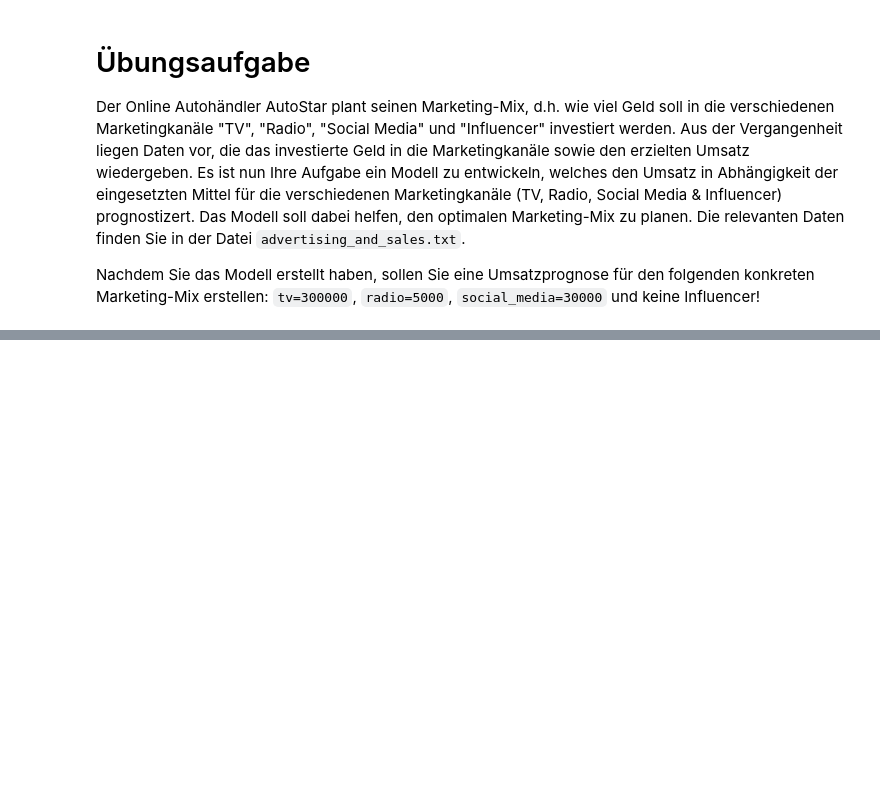
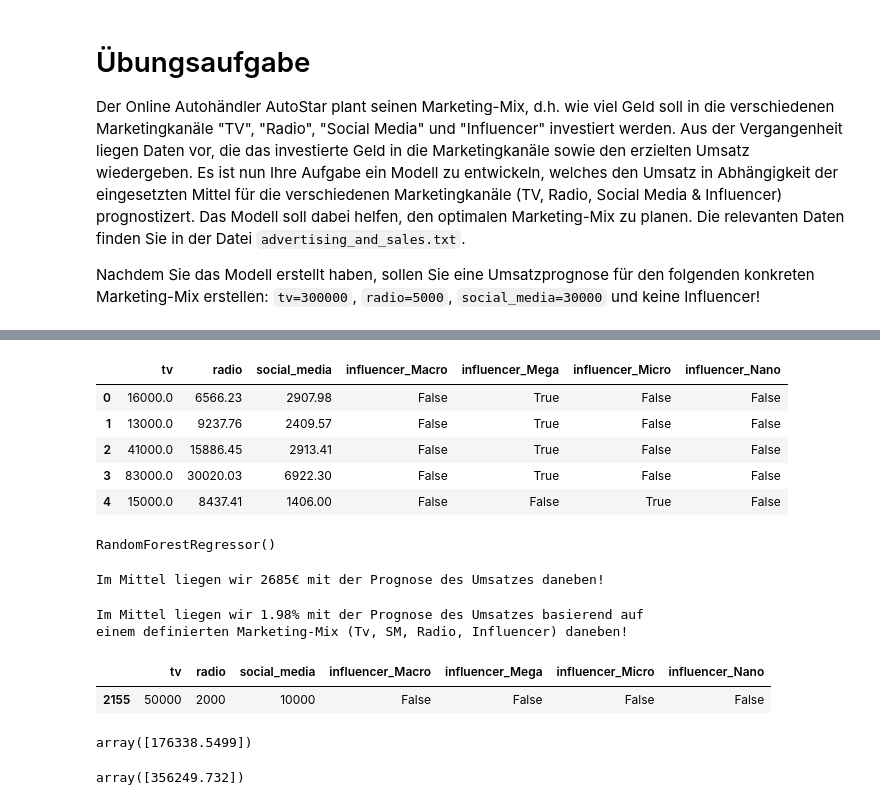
Before and after one commit to AlexKressner/Business_Intelligence, a Jupyter notebook: ML_Regression.ipynb, the cells around one changed output, grey strips where cells are left out. Cells and saved outputs as stored; diff of their text form; code cells hidden in the pictures; blank space fills up the shorter version.

```diff
--- a/ML_Regression.ipynb
+++ b/ML_Regression.ipynb
@@ -328,0 +337,6 @@ Nachdem Sie das Modell erstellt haben, sollen Sie eine Umsatzprognose für den f
+# %%
+# 2. Daten aufteilen in Target & Features
+features = ["tv", "radio", "social_media", "influencer"] # basierend auf den Features sollen die Sales vorhergesagt werden
+target = "sales"
+X = data[features]
+y = data[target]
@@ -329,2 +362,11 @@ Nachdem Sie das Modell erstellt haben, sollen Sie eine Umsatzprognose für den f
 # %%
 # Zwischenschritt: pd.get_dummies() wegen Influencer Labels
+X = pd.get_dummies(X)
+X.head()
+# %% [output]
+|  | tv | radio | social_media | influencer_Macro | influencer_Mega | influencer_Micro | influencer_Nano |
+| 0 | 16000.0 | 6566.23 | 2907.98 | False | True | False | False |
+| 1 | 13000.0 | 9237.76 | 2409.57 | False | True | False | False |
+| 2 | 41000.0 | 15886.45 | 2913.41 | False | True | False | False |
+| 3 | 83000.0 | 30020.03 | 6922.30 | False | True | False | False |
+| 4 | 15000.0 | 8437.41 | 1406.00 | False | False | True | False |
@@ -335,4 +381,7 @@ Nachdem Sie das Modell erstellt haben, sollen Sie eine Umsatzprognose für den f
 # %%
 # 5. Modell trainieren
+model.fit(X_train, y_train)
+# %% [output]
+RandomForestRegressor()
 # %%
 # 6. Modell anwenden
@@ -341,3 +389,35 @@ Nachdem Sie das Modell erstellt haben, sollen Sie eine Umsatzprognose für den f
+# %%
+# 7. Modell evaluieren
+mae = sklearn.metrics.mean_absolute_error(y_test, y_pred)
+print(f"Im Mittel liegen wir {round(mae)}€ mit der Prognose des Umsatzes daneben!")
+# %% [output]
+Im Mittel liegen wir 2685€ mit der Prognose des Umsatzes daneben!
+# %%
+mpe = sklearn.metrics.mean_absolute_percentage_error(y_test, y_pred)*100
+print(f"""
+Im Mittel liegen wir {round(mpe,2)}% mit der Prognose des Umsatzes basierend auf
+einem definierten Marketing-Mix (Tv, SM, Radio, Influencer) daneben!
+""")
+# %% [output]
+Im Mittel liegen wir 1.98% mit der Prognose des Umsatzes basierend auf
+einem definierten Marketing-Mix (Tv, SM, Radio, Influencer) daneben!
 # %%
 # 8. Modell anwenden für konkret
 # tv=300000, radio=5000, social_media=30000, keine Influencer
+marketing_mix = X_test[:1].copy()
+marketing_mix["tv"]=50000
+marketing_mix["radio"]=2000
+marketing_mix["social_media"]=10000
+marketing_mix["influencer_Mega"]=False
+marketing_mix
+# %% [output]
+|  | tv | radio | social_media | influencer_Macro | influencer_Mega | influencer_Micro | influencer_Nano |
+| 2155 | 50000 | 2000 | 10000 | False | False | False | False |
+# %%
+model.predict(marketing_mix)
+# %% [output]
+array([176338.5499])
+# %%
+model.predict(marketing_mix)
+# %% [output]
+array([356249.732])
```
Also changed, not shown: parts of 24 cells of this notebook.
